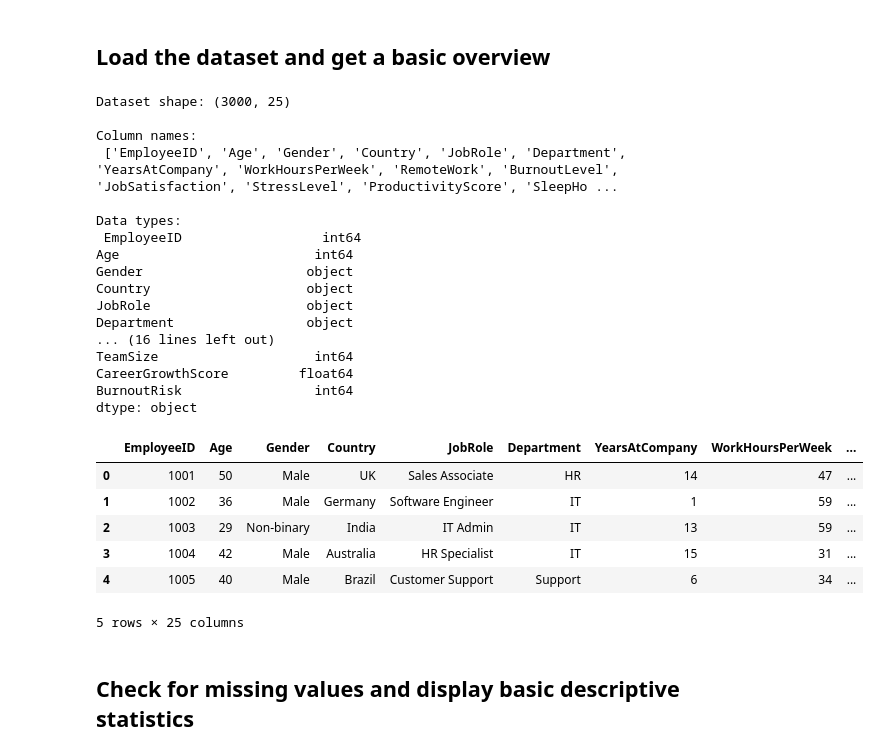
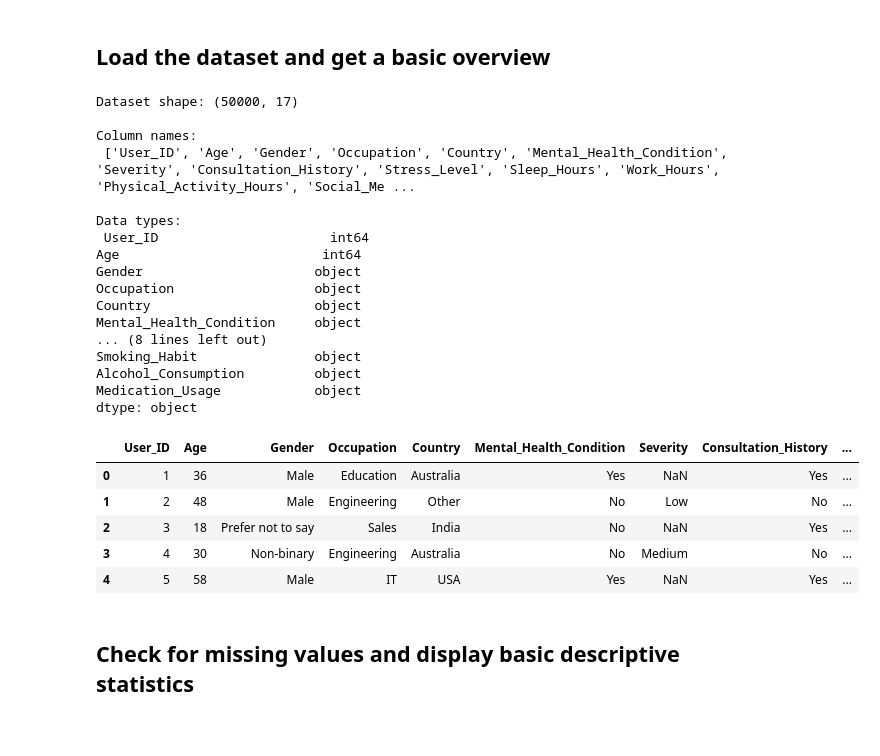
Before and after one commit to anoushka-rao/Mental_Health_and_Burnout, a Jupyter notebook: Mental Health Workplace Survey EDA.ipynb, the cells around one changed output. Saved outputs shown, nothing was run; the diff lists cells and outputs as text; code cells hidden in the pictures.

```diff
--- a/Mental Health Workplace Survey EDA.ipynb
+++ b/Mental Health Workplace Survey EDA.ipynb
@@ -4,40 +6,39 @@ import numpy as np
 # %% [markdown]
 ## Load the dataset and get a basic overview
 # %%
-df = pd.read_csv(r'/Users/samridhipandey/Desktop/NW_Details/Semester_4/ML/Group Assignment/mental_health_workplace_survey.csv')
+df = pd.read_csv(r'/Users/samridhipandey/Desktop/NW_Details/Semester_4/ML/Group Assignment/mental_health_data_final_data.csv')
 
 # Display shape, column names, and data types
 print("Dataset shape:", df.shape)
 print("\nColumn names:\n", df.columns.tolist())
 print("\nData types:\n", df.dtypes)
 
 # Display the first few rows of the dataset
 df.head()
 # %% [output]
-Dataset shape: (3000, 25)
+Dataset shape: (50000, 17)
 
 Column names:
- ['EmployeeID', 'Age', 'Gender', 'Country', 'JobRole', 'Department', 'YearsAtCompany', 'WorkHoursPerWeek', 'RemoteWork', 'BurnoutLevel', 'JobSatisfaction', 'StressLevel', 'ProductivityScore', 'SleepHo ...
+ ['User_ID', 'Age', 'Gender', 'Occupation', 'Country', 'Mental_Health_Condition', 'Severity', 'Consultation_History', 'Stress_Level', 'Sleep_Hours', 'Work_Hours', 'Physical_Activity_Hours', 'Social_Me ...
 
 Data types:
- EmployeeID                  int64
-Age                         int64
-Gender                     object
-Country                    object
-JobRole                    object
-Department                 object
-... (16 lines left out)
-TeamSize                    int64
-CareerGrowthScore         float64
-BurnoutRisk                 int64
+ User_ID                      int64
+Age                          int64
+Gender                      object
+Occupation                  object
+Country                     object
+Mental_Health_Condition     object
+... (8 lines left out)
+Smoking_Habit               object
+Alcohol_Consumption         object
+Medication_Usage            object
 dtype: object
-|  | EmployeeID | Age | Gender | Country | JobRole | Department | YearsAtCompany | WorkHoursPerWeek | ... |
-| 0 | 1001 | 50 | Male | UK | Sales Associate | HR | 14 | 47 | ... |
-| 1 | 1002 | 36 | Male | Germany | Software Engineer | IT | 1 | 59 | ... |
-| 2 | 1003 | 29 | Non-binary | India | IT Admin | IT | 13 | 59 | ... |
-| 3 | 1004 | 42 | Male | Australia | HR Specialist | IT | 15 | 31 | ... |
-| 4 | 1005 | 40 | Male | Brazil | Customer Support | Support | 6 | 34 | ... |
+|  | User_ID | Age | Gender | Occupation | Country | Mental_Health_Condition | Severity | Consultation_History | ... |
+| 0 | 1 | 36 | Male | Education | Australia | Yes | NaN | Yes | ... |
+| 1 | 2 | 48 | Male | Engineering | Other | No | Low | No | ... |
+| 2 | 3 | 18 | Prefer not to say | Sales | India | No | NaN | Yes | ... |
+| 3 | 4 | 30 | Non-binary | Engineering | Australia | No | Medium | No | ... |
+| 4 | 5 | 58 | Male | IT | USA | Yes | NaN | Yes | ... |
-5 rows × 25 columns
 # %% [markdown]
 ## Check for missing values and display basic descriptive statistics
 # %%
```
Also changed, not shown: parts of 35 cells of this notebook.
